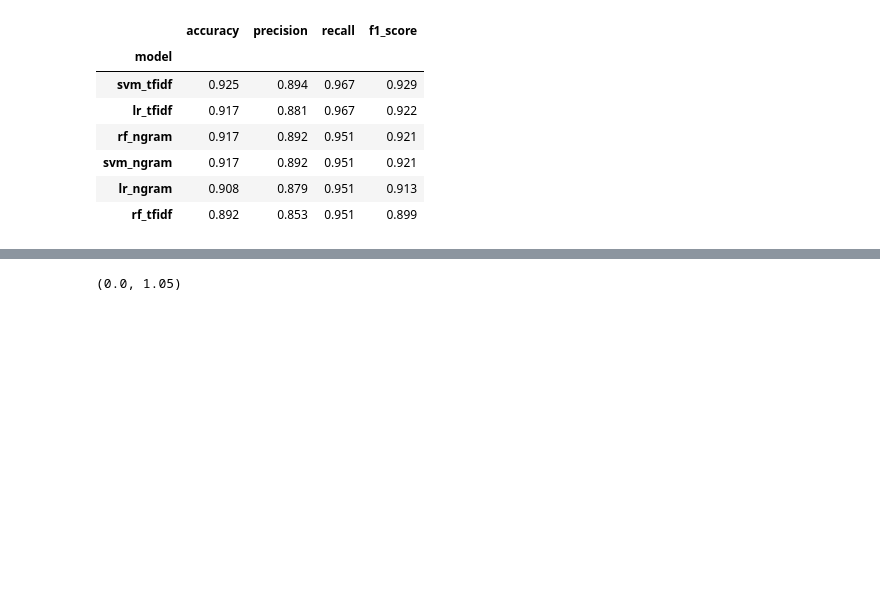
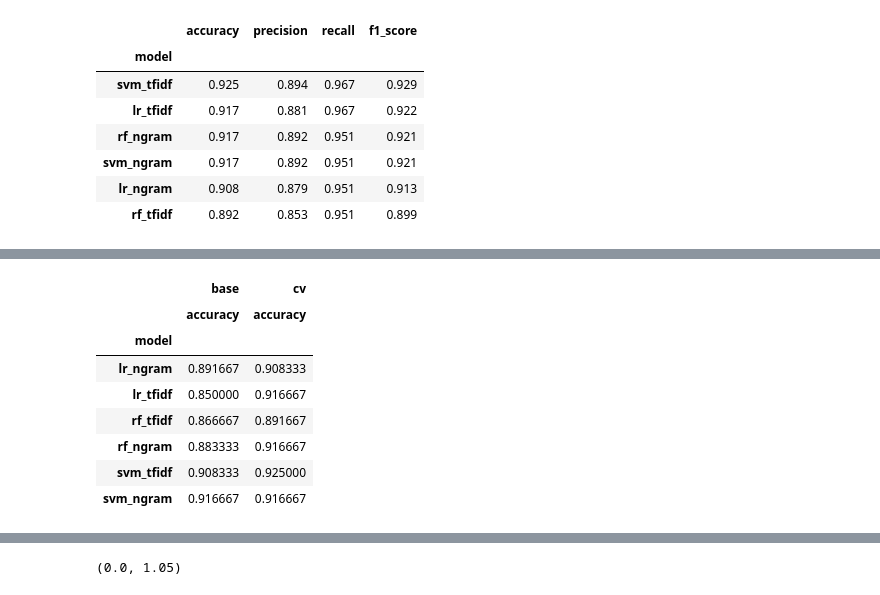
Before and after one commit to HoweChen0517/ntu_ai6102_LLM_privacy_leakage_detection, a Jupyter notebook: notebook/results_visualization.ipynb, the cells around one changed output, grey strips where cells are left out. Saved outputs shown, nothing was run; the diff lists cells and outputs as text; code cells hidden in the pictures; blank space fills up the shorter version.

```diff
--- a/notebook/results_visualization.ipynb
+++ b/notebook/results_visualization.ipynb
@@ -84,0 +91,13 @@ result_comparison
+# %%
+accuracy_comparison = result_comparison.loc[:, [('base', 'accuracy'), ('cv', 'accuracy')]]
+accuracy_comparison
+# %% [output]
+|  | base | cv |
+|  | accuracy | accuracy |
+| model |  |  |
+| lr_ngram | 0.891667 | 0.908333 |
+| lr_tfidf | 0.850000 | 0.916667 |
+| rf_tfidf | 0.866667 | 0.891667 |
+| rf_ngram | 0.883333 | 0.916667 |
+| svm_tfidf | 0.908333 | 0.925000 |
+| svm_ngram | 0.916667 | 0.916667 |
```
Also changed, not shown: parts of 8 cells of this notebook, 8 other files.
